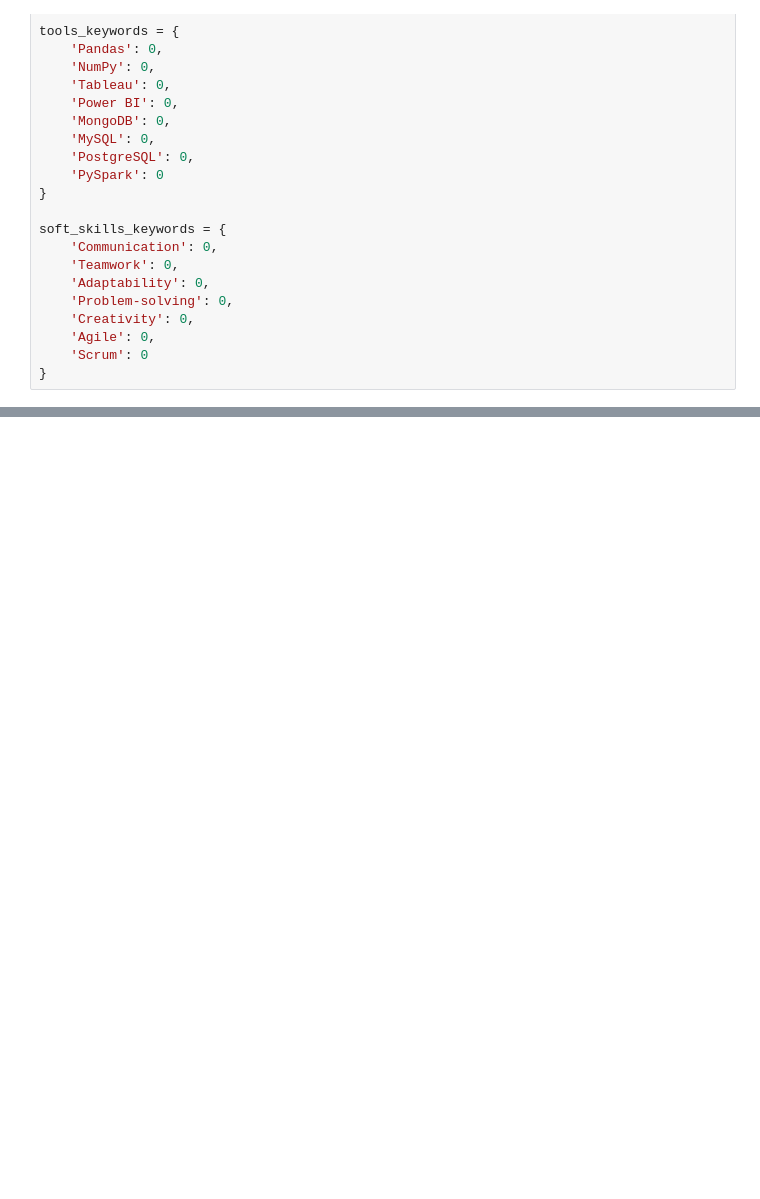
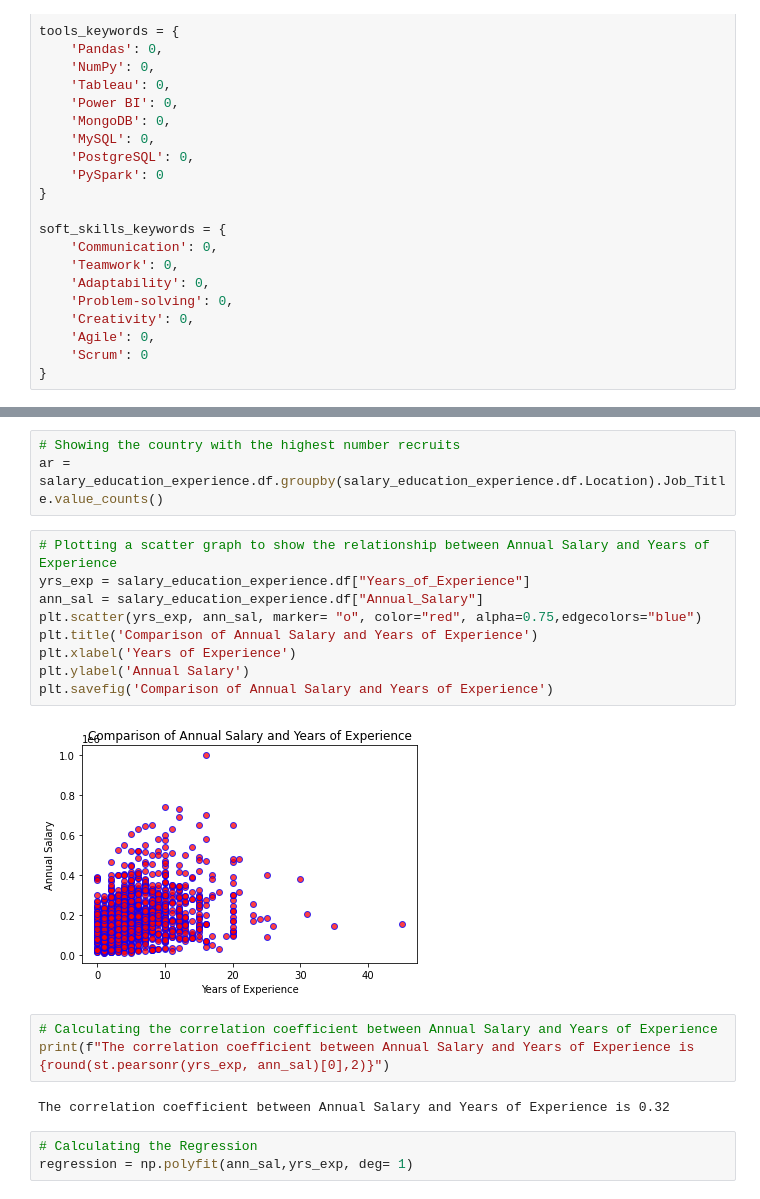
Before and after one commit to rita-s/Data_Analysis_Project_1, a Jupyter notebook: HR_Hackers.ipynb, the cells around one changed output, grey strips where cells are left out. Drawn from its saved outputs; the diff is of its cells as text; blank space fills up the shorter version.

```diff
--- a/HR_Hackers.ipynb
+++ b/HR_Hackers.ipynb
@@ -166,0 +458,22 @@ Text(0, 0.5, 'Word Occurrence in Job Descriptions')
+# %%
+# Showing the country with the highest number recruits
+ar = salary_education_experience.df.groupby(salary_education_experience.df.Location).Job_Title.value_counts()
+# %%
+# Plotting a scatter graph to show the relationship between Annual Salary and Years of Experience
+yrs_exp = salary_education_experience.df["Years_of_Experience"]
+ann_sal = salary_education_experience.df["Annual_Salary"]
+plt.scatter(yrs_exp, ann_sal, marker= "o", color="red", alpha=0.75,edgecolors="blue")
+plt.title('Comparison of Annual Salary and Years of Experience')
+plt.xlabel('Years of Experience')
+plt.ylabel('Annual Salary')
+plt.savefig('Comparison of Annual Salary and Years of Experience')
+# %% [output]
+[figure, added]
+# %%
+# Calculating the correlation coefficient between Annual Salary and Years of Experience
+print(f"The correlation coefficient between Annual Salary and Years of Experience is {round(st.pearsonr(yrs_exp, ann_sal)[0],2)}")
+# %% [output]
+The correlation coefficient between Annual Salary and Years of Experience is 0.32
+# %%
+# Calculating the Regression
+regression = np.polyfit(ann_sal,yrs_exp, deg= 1)
```
Also changed, not shown: parts of 70 cells of this notebook, 10 other files.
